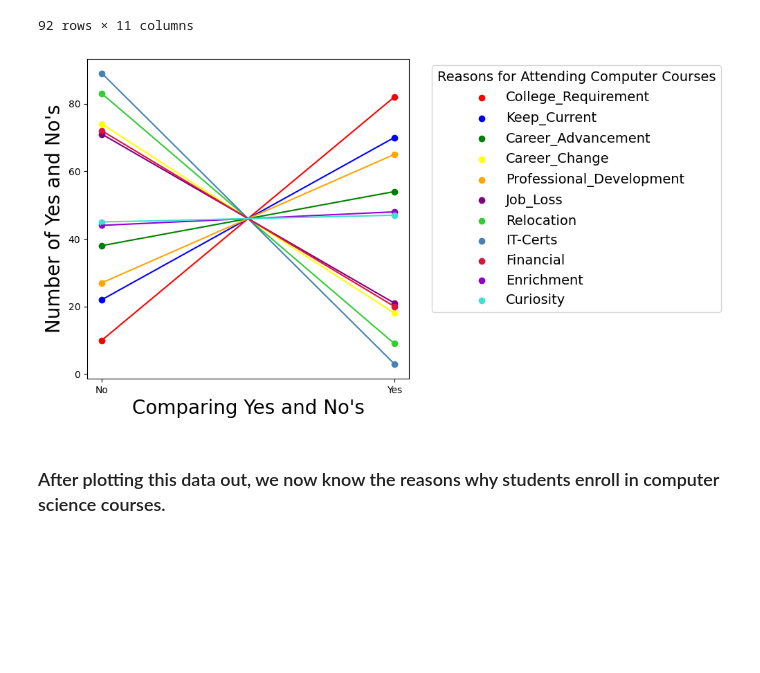
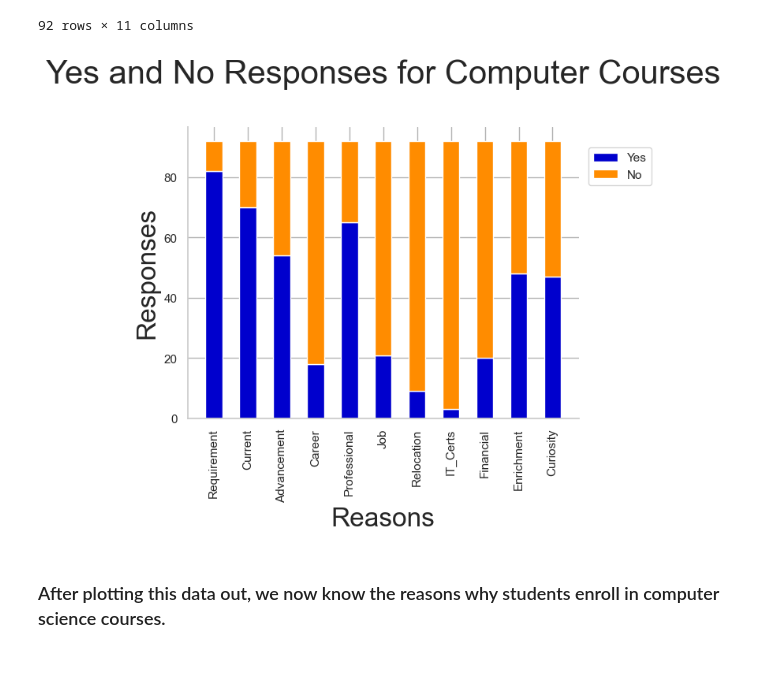
Before and after one commit to ccmjvelardi/Project-1---College-Recruitment-Improvement-Study, a Jupyter notebook: Data_Science_Project_#1/survey_plots.ipynb, the cells around one changed output. Cells and saved outputs as stored; diff of their text form; code cells hidden in the pictures; blank space fills up the shorter version.

```diff
--- a/Data_Science_Project_#1/survey_plots.ipynb
+++ b/Data_Science_Project_#1/survey_plots.ipynb
@@ -287,62 +286,85 @@ question3df
 # %%
 #Get the number or yes and no's for each column starting with no and moving to yes
 requirement = question3df['requirement'].value_counts(ascending=True)
 current = question3df['keep_current'].value_counts(ascending=True)
 advancement = question3df['career_advancement'].value_counts(ascending=True)
 career = question3df['career_change'].value_counts(ascending=True)
 professional = question3df['professional_development'].value_counts(ascending=True)
 job = question3df['job_displacement'].value_counts(ascending=True)
 relocation = question3df['relocation'].value_counts(ascending=True)
 it_certs = question3df['it_certs'].value_counts(ascending=True)
 financial = question3df['financial'].value_counts(ascending=True)
 enrichment = question3df['personal_enrichment'].value_counts(ascending=True)
 curiosity = question3df['curiosity'].value_counts(ascending=True)
 
-#Get the graph size
-plt.figure(figsize=(6,6))
+#Tuple for x-titles
+categories = (
+    'Requirement', 'Current', 'Advancement', 'Career', 'Professional',
+    'Job', 'Relocation', 'IT_Certs', 'Financial', 'Enrichment', 'Curiosity'
+)
+
+#Add the value counts to the dictionary
+counts = {
+    "Yes": np.array([requirement['Yes'], current['Yes'], advancement['Yes'],
+                       career['Yes'], professional['Yes'], job['Yes'],
+                      relocation['Yes'], it_certs['Yes'], financial['Yes'],
+                      enrichment['Yes'], curiosity['Yes']]),
+    "No": np.array([requirement['No'], current['No'], advancement['No'],
+                       career['No'], professional['No'], job['No'],
+                      relocation['No'], it_certs['No'], financial['No'],
+                      enrichment['No'], curiosity['No']])
+}
+
+bar_colors = {
+    "Yes": 'mediumblue',
+    "No": 'darkorange'
+}
+
+#Initialize seaborn graph
+sns.set()
+
+#Set the style for seaborn
+sns.set_style("whitegrid", {"grid.color": ".7"})
+
+#Set the color palette for readability
+palette = sns.color_palette("pastel")
+
+#Initialize graph
+fig, ax = plt.subplots()
+
+#Initialize start locations for each bar
+bottom = np.zeros(11)
+
+#Bar width
+width = 0.5
+
+#Loop to set-up the stacked bar graph
+for answer, count in counts.items():
+    p = ax.bar(categories, count, width, label = answer, bottom = bottom, color=bar_colors[answer])
+    bottom += count
+
+#Rotate X Labels
+plt.xticks(rotation=90)
+
+#Graph Title
+ax.set_title("Yes and No Responses for Computer Courses", fontsize=30, pad=40)
+
+#Move legend outside graph
+ax.legend(bbox_to_anchor=(1.01, 0.95), loc='upper left')
+
+#Create the x-axis label
+plt.xlabel("Reasons", fontsize=24)
 
 #Create the y-axis label
-plt.ylabel("Number of Yes and No's", fontsize=20)
-
-plt.xlabel("Comparing Yes and No's", fontsize=20)
-
-#Get the plot points to scatter into yes and no
-plt.scatter(requirement.index, requirement, color=colors2[0])
-plt.scatter(current.index, current, color=colors2[1])
-plt.scatter(advancement.index, advancement, color=colors2[2])
-plt.scatter(career.index, career, color=colors2[3])
-plt.scatter(professional.index, professional, color=colors2[4])
-plt.scatter(job.index, job, color=colors2[5])
-plt.scatter(relocation.index, relocation, color=colors2[6])
-plt.scatter(it_certs.index, it_certs, color=colors2[7])
-plt.scatter(financial.index, financial, color=colors2[8])
-plt.scatter(enrichment.index, enrichment, color=colors2[9])
-plt.scatter(curiosity.index, curiosity, color=colors2[10])
-
-
-#Connect the scatter points together for increased readability
-plt.plot(requirement.index, requirement, color=colors2[0])
-plt.plot(current.index, current, color=colors2[1])
-plt.plot(advancement.index, advancement, color=colors2[2])
-plt.plot(career.index, career, color=colors2[3])
-plt.plot(professional.index, professional, color=colors2[4])
-plt.plot(job.index, job, color=colors2[5])
-plt.plot(relocation.index, relocation, color=colors2[6])
-plt.plot(it_certs.index, it_certs, color=colors2[7])
-plt.plot(financial.index, financial, color=colors2[8])
-plt.plot(enrichment.index, enrichment, color=colors2[9])
-plt.plot(curiosity.index, curiosity, color=colors2[10])
-
-#Legend to read plot points
-plt.legend(['College_Requirement', 'Keep_Current', 'Career_Advancement', 'Career_Change', 'Professional_Development', 'Job_Loss', 'Relocation', 'IT-Certs', 'Financial', 'Enrichment', 'Curiosity'], title ="Reasons for Attending Computer Courses", fontsize=14, title_fontsize=14, bbox_to_anchor=(1.05, 1), loc='upper left')
+plt.ylabel("Responses", fontsize=24)
 
 #Save plot as a png
 plt.savefig('question3.png', dpi=300, bbox_inches='tight')
 
-#Shot the plot graph
-plt.show()
+#Trim the top and the right edge of the graph
+sns.despine()
 # %% [output]
-[figure, old version]
+[figure, new version]
 # %% [markdown]
 ### After plotting this data out, we now know the reasons why students enroll in computer science courses.
 ###
```
Also changed, not shown: parts of 8 cells of this notebook, 4 other files.
